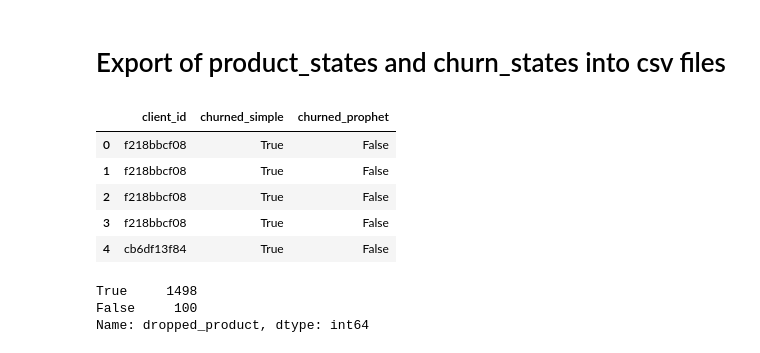
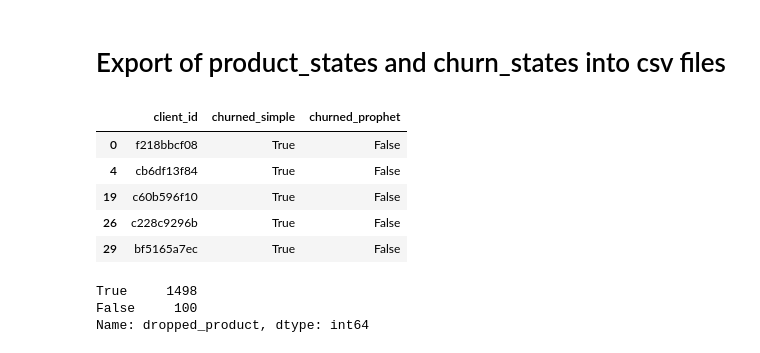
Before and after one commit to pirroux/ml_challenge_myway, a Jupyter notebook: ml_challenge.ipynb, the cells around one changed output. Cells and saved outputs as stored; diff of their text form; code cells hidden in the pictures.

```diff
--- a/ml_challenge.ipynb
+++ b/ml_challenge.ipynb
@@ -1106,27 +1132,26 @@ the distributor shows significant revenue potential in the near future but also
 # %%
 # Create the churn_states DataFrame
 churn_states = pd.DataFrame({
     'client_id': data_no_out['client_id'],
     'churned_simple': data_no_out['client_id'].isin(set_simple),
     'churned_prophet': data_no_out['client_id'].isin(set_prophet)
 })
 
-# Convert boolean values to True/False
-churn_states['churned_simple'] = churn_states['churned_simple'].replace({True: True, False: False})
-churn_states['churned_prophet'] = churn_states['churned_prophet'].replace({True: True, False: False})
+# Remove duplicate rows based on the 'client_id' column
+churn_states.drop_duplicates(subset='client_id', keep='first', inplace=True)
 
 # Export the churn_states DataFrame to a CSV file
 churn_states.to_csv('churn_states.csv', index=False)
 
 # Optionally, display the new DataFrame
 churn_states.head()
 # %% [output]
 |  | client_id | churned_simple | churned_prophet |
 | 0 | f218bbcf08 | True | False |
-| 1 | f218bbcf08 | True | False |
-| 2 | f218bbcf08 | True | False |
-| 3 | f218bbcf08 | True | False |
 | 4 | cb6df13f84 | True | False |
+| 19 | c60b596f10 | True | False |
+| 26 | c228c9296b | True | False |
+| 29 | bf5165a7ec | True | False |
 # %%
 # Create a DataFrame with all product_ids from data_no_out
 product_states = pd.DataFrame(data_no_out['product_id'].unique(), columns=['product_id'])
```
Also changed, not shown: parts of 14 cells of this notebook.
